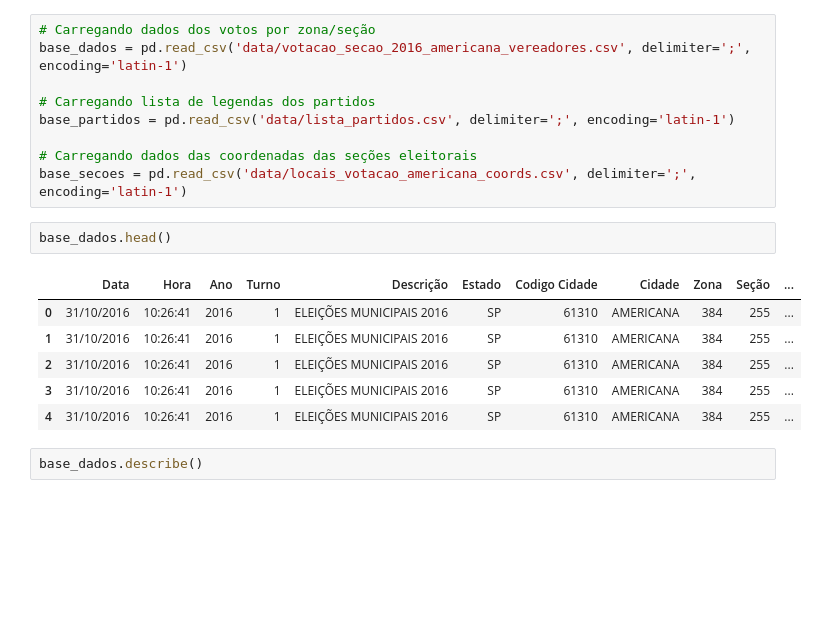
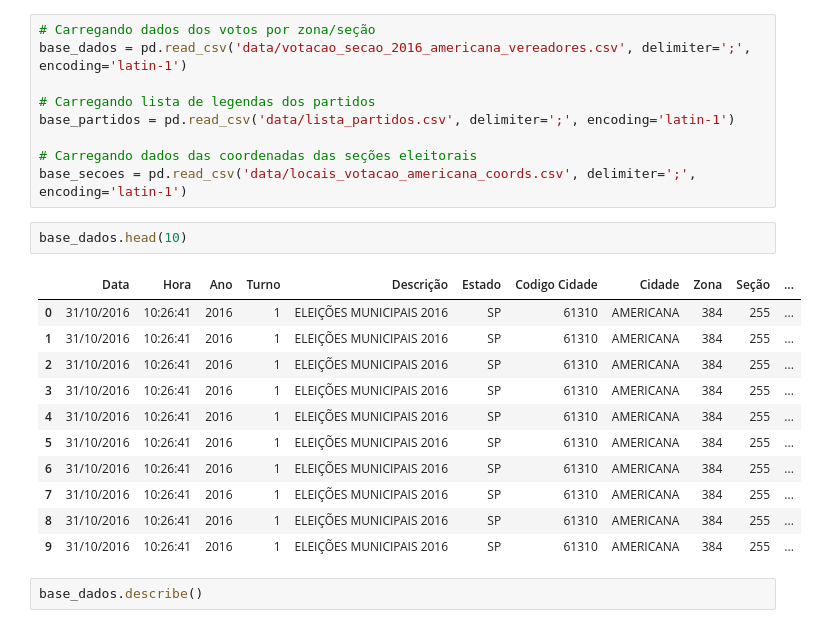
Before and after one commit to heavyrick/datascience, a Jupyter notebook: analises/eleicoes/eleicoes_municipais_2016.ipynb, the cells around one changed output. Cells and saved outputs as stored; diff of their text form; blank space fills up the shorter version.

```diff
--- a/analises/eleicoes/eleicoes_municipais_2016.ipynb
+++ b/analises/eleicoes/eleicoes_municipais_2016.ipynb
@@ -67,14 +67,19 @@ base_partidos = pd.read_csv('data/lista_partidos.csv', delimiter=';', encoding='
 # Carregando dados das coordenadas das seções eleitorais
 base_secoes = pd.read_csv('data/locais_votacao_americana_coords.csv', delimiter=';', encoding='latin-1')
 # %%
-base_dados.head()
+base_dados.head(10)
 # %% [output]
 |  | Data | Hora | Ano | Turno | Descrição | Estado | Codigo Cidade | Cidade | Zona | Seção | ... |
 | 0 | 31/10/2016 | 10:26:41 | 2016 | 1 | ELEIÇÕES MUNICIPAIS 2016 | SP | 61310 | AMERICANA | 384 | 255 | ... |
 | 1 | 31/10/2016 | 10:26:41 | 2016 | 1 | ELEIÇÕES MUNICIPAIS 2016 | SP | 61310 | AMERICANA | 384 | 255 | ... |
 | 2 | 31/10/2016 | 10:26:41 | 2016 | 1 | ELEIÇÕES MUNICIPAIS 2016 | SP | 61310 | AMERICANA | 384 | 255 | ... |
 | 3 | 31/10/2016 | 10:26:41 | 2016 | 1 | ELEIÇÕES MUNICIPAIS 2016 | SP | 61310 | AMERICANA | 384 | 255 | ... |
 | 4 | 31/10/2016 | 10:26:41 | 2016 | 1 | ELEIÇÕES MUNICIPAIS 2016 | SP | 61310 | AMERICANA | 384 | 255 | ... |
+| 5 | 31/10/2016 | 10:26:41 | 2016 | 1 | ELEIÇÕES MUNICIPAIS 2016 | SP | 61310 | AMERICANA | 384 | 255 | ... |
+| 6 | 31/10/2016 | 10:26:41 | 2016 | 1 | ELEIÇÕES MUNICIPAIS 2016 | SP | 61310 | AMERICANA | 384 | 255 | ... |
+| 7 | 31/10/2016 | 10:26:41 | 2016 | 1 | ELEIÇÕES MUNICIPAIS 2016 | SP | 61310 | AMERICANA | 384 | 255 | ... |
+| 8 | 31/10/2016 | 10:26:41 | 2016 | 1 | ELEIÇÕES MUNICIPAIS 2016 | SP | 61310 | AMERICANA | 384 | 255 | ... |
+| 9 | 31/10/2016 | 10:26:41 | 2016 | 1 | ELEIÇÕES MUNICIPAIS 2016 | SP | 61310 | AMERICANA | 384 | 255 | ... |
 # %%
 base_dados.describe()
 # %% [output]
```
Also changed, not shown: parts of 2 cells of this notebook.
